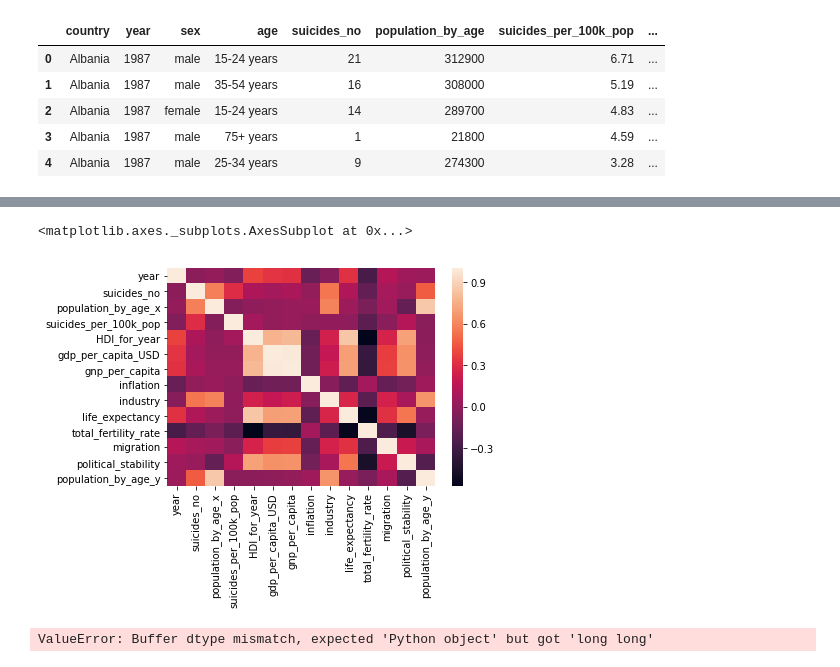
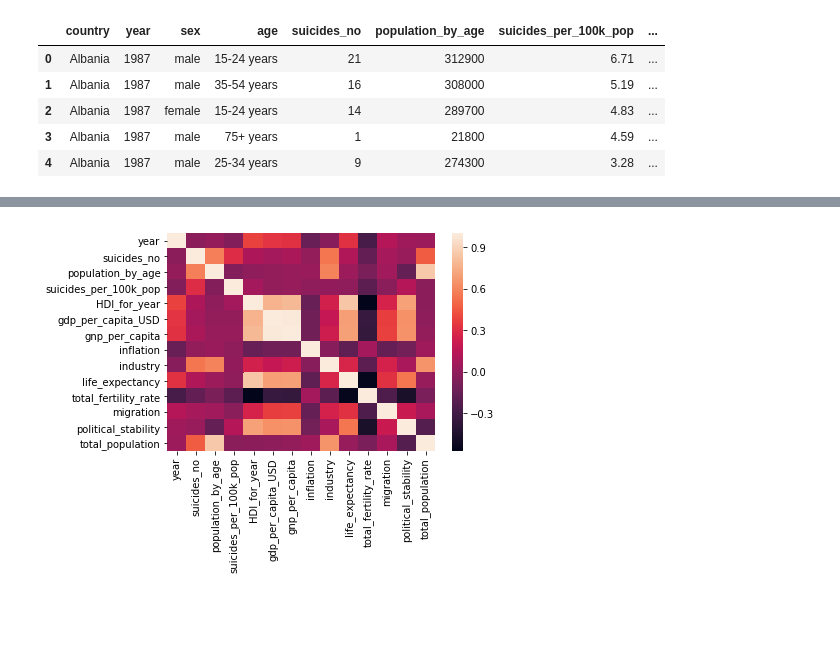
Before and after one commit to MiguelArieiro/WorldSuicideRatesAnalysis, a Jupyter notebook: sgd3.ipynb, the cells around one changed output, grey strips where cells are left out. Saved outputs shown, nothing was run; the diff lists cells and outputs as text; code cells hidden in the pictures; blank space fills up the shorter version.

Commit message:
Added some charts and updated the paper

```diff
--- a/sgd3.ipynb
+++ b/sgd3.ipynb
@@ -69,9 +92,11 @@ suicides.head()
 #pd.crosstab(suicides.country, suicides.suicides_no, margins=True)
 suicidesPerCountry=suicides.groupby(['country','year']).agg({'suicides_no': 'sum', 'population_by_age':'sum'})
 suicides = pd.merge(suicides,suicidesPerCountry[['population_by_age']],on=['country','year'])
-
+suicides.drop('population_by_age_x', axis=1)
+suicides = suicides.rename(columns={'population_by_age_y':'total_population'})
+suicides = suicides.rename(columns={'population_by_age_x':'population_by_age'})
 suicidesPerCountry['suicides_per_100k_pop']=suicidesPerCountry['suicides_no']/suicidesPerCountry['population_by_age']*100000
-suicidesPerCountry
+suicidesPerCountry.head()
 # %% [output]
 |  |  | suicides_no | population_by_age | suicides_per_100k_pop |
 | country | year |  |  |  |
@@ -95,14 +118,6 @@ suicidesPerCountry
 # %%
 corr = suicides.corr()
-sns.heatmap(corr,
-            xticklabels=corr.columns.values,
-            yticklabels=corr.columns.values)
+plot_fig=sns.heatmap(corr, xticklabels=corr.columns.values, yticklabels=corr.columns.values)
+plot_fig.figure.savefig("plots\correlation.png")
 # %% [output]
-<matplotlib.axes._subplots.AxesSubplot at 0x...>
-[figure, old version]
+[figure, new version]
-# %%
-spc= pd.Series(suicidesPerCountry['suicides_per_100k_pop'], index=suicidesPerCountry['year'])
-spc= spc.cumsum()
-spc.plot()
-# %% [output]
-ValueError: Buffer dtype mismatch, expected 'Python object' but got 'long long'
```
Also changed, not shown: parts of 14 cells of this notebook, 6 other files.
